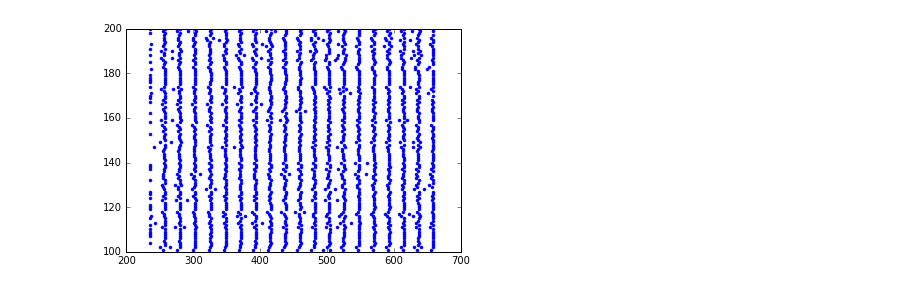
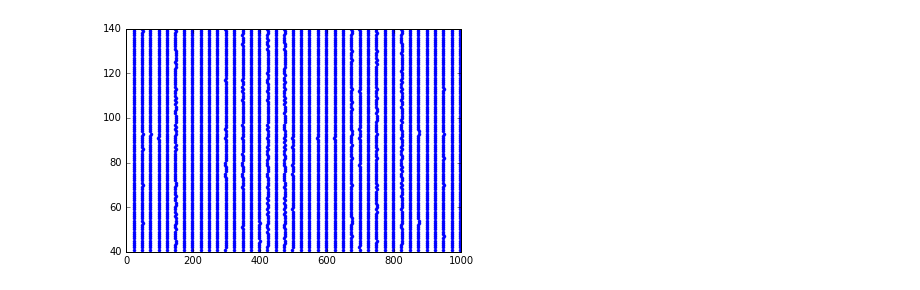
Before and after one commit to jackdkendall/Comp-Neuro, a Jupyter notebook: Nest-sim.ipynb, the cells around one changed output. Drawn from its saved outputs; the diff is of its cells as text; code cells hidden in the pictures.

```diff
--- a/Nest-sim.ipynb
+++ b/Nest-sim.ipynb
@@ -56,10 +70,19 @@ nest.Connect(e2, spikedetector)
+# %%
+spikedetector_e1 = nest.Create("spike_detector", params={"withgid": True, "withtime": True})
+spikedetector_e2 = nest.Create("spike_detector", params={"withgid": True, "withtime": True})
+spikedetector_e3 = nest.Create("spike_detector", params={"withgid": True, "withtime": True})
+spikedetector_parrot = nest.Create("spike_detector", params={"withgid": True, "withtime": True})
+
+nest.Connect(e1, spikedetector_e1)
+nest.Connect(e2, spikedetector_e2)
+nest.Connect(e3, spikedetector_e3)
 # %%
 nest.Simulate(1000.0)
 # %%
-spikes = nest.GetStatus(spikedetector, keys="events")[0]
-events = spikes["senders"]
-ts = spikes["times"]
-plt.plot(ts[1000:3000], events[1000:3000], ".")
+spikes_e1 = nest.GetStatus(spikedetector_e1, keys="events")[0]
+events_e1 = spikes_e1["senders"]
+ts_e1 = spikes_e1["times"]
+plt.plot(ts_e1, events_e1, ".")
 plt.show()
 # %% [output]
-[figure, old version]
+[figure, new version]
```
Also changed, not shown: parts of 33 cells of this notebook.
